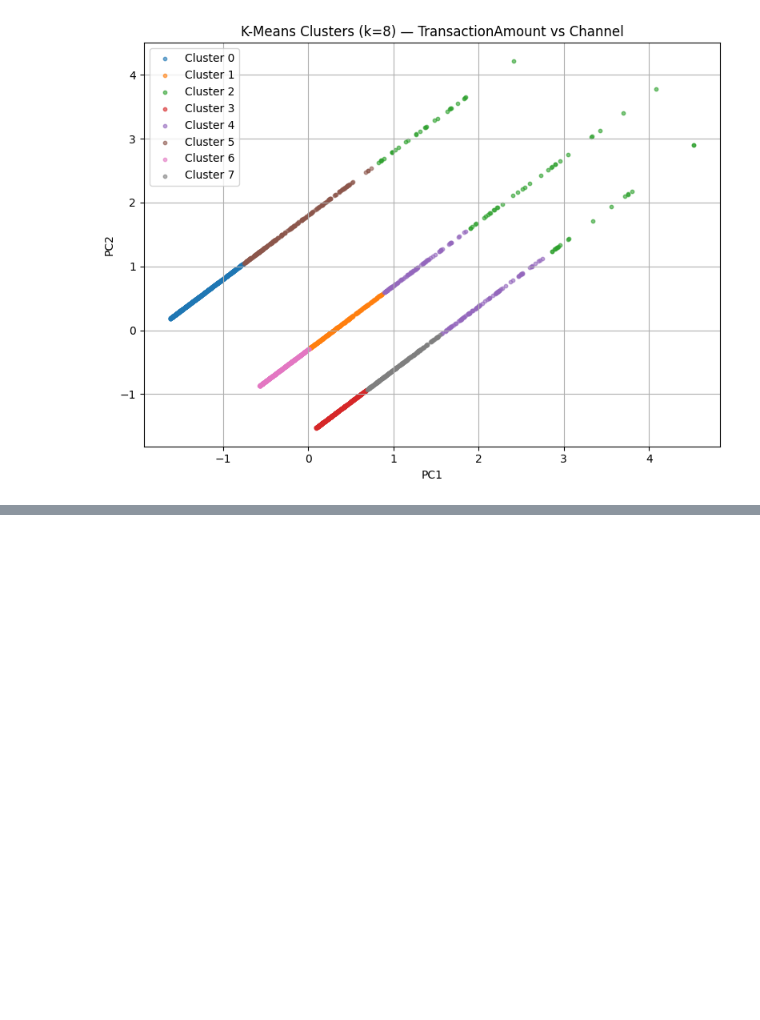
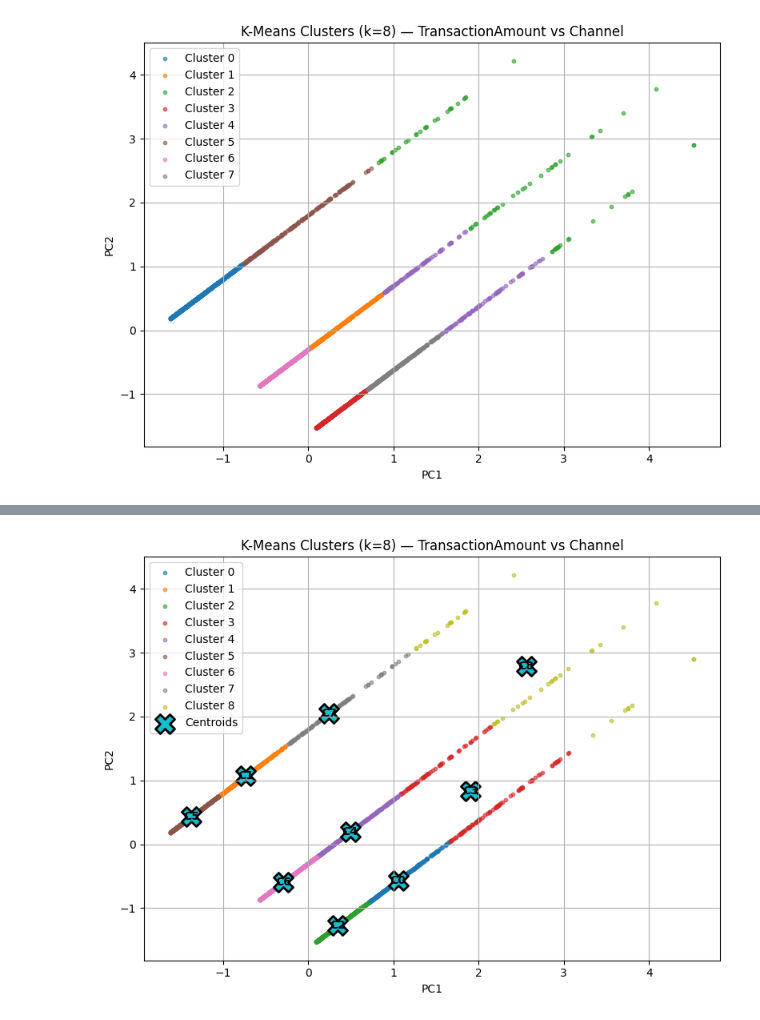
Before and after one commit to Lesley-w19/ClusteringKMeans_Workshop, a Jupyter notebook: ClusteringKMeans_Fraud.ipynb, the cells around one changed output, grey strips where cells are left out. Cells and saved outputs as stored; diff of their text form; code cells hidden in the pictures; blank space fills up the shorter version.

```diff
--- a/ClusteringKMeans_Fraud.ipynb
+++ b/ClusteringKMeans_Fraud.ipynb
@@ -325,3 +363,27 @@ plt.legend(); plt.tight_layout(); plt.show()
+# %%
+# PCA visualization
+pca = PCA(n_components=2, random_state=SEED)
+XY = pca.fit_transform(X_std)
+
+plt.figure(figsize=(8,6))
+for c in np.unique(labels):
+    plt.scatter(XY[labels==c,0], XY[labels==c,1], s=10, alpha=0.6, label=f"Cluster {c}")
+
+# --- Add centroids in PCA space ---
+centroids_2d = pca.transform(km.cluster_centers_)
+plt.scatter(centroids_2d[:, 0], centroids_2d[:, 1],
+            marker='X', s=300, linewidths=2, edgecolors='black', label='Centroids')
+for i, (x, y) in enumerate(centroids_2d):
+    plt.text(x, y, f'C{i}', ha='center', va='center', fontsize=10, weight='bold')
+
+plt.title(f"K-Means Clusters (k={best_k}) — TransactionAmount vs Channel")
+plt.xlabel("PC1")
+plt.ylabel("PC2")
+plt.legend()
+plt.tight_layout()
+plt.show()
+# %% [output]
+[figure, added]
 # %% [markdown]
 `Talking Point`
 
```
Also changed, not shown: parts of 10 cells of this notebook.
